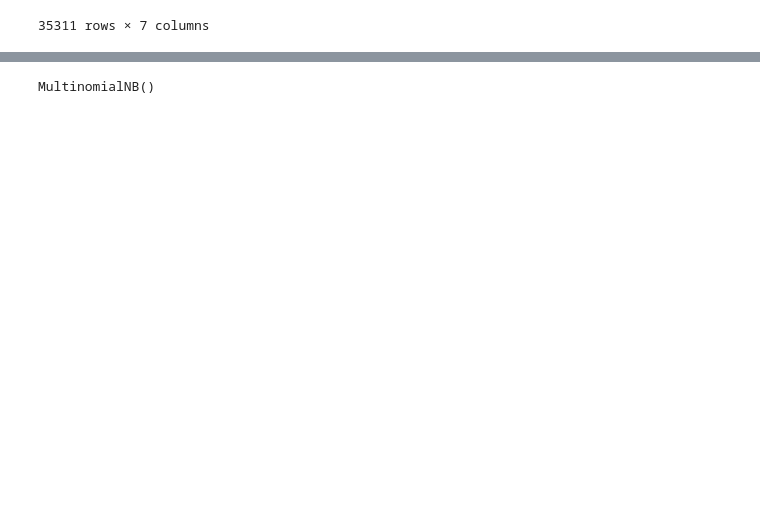
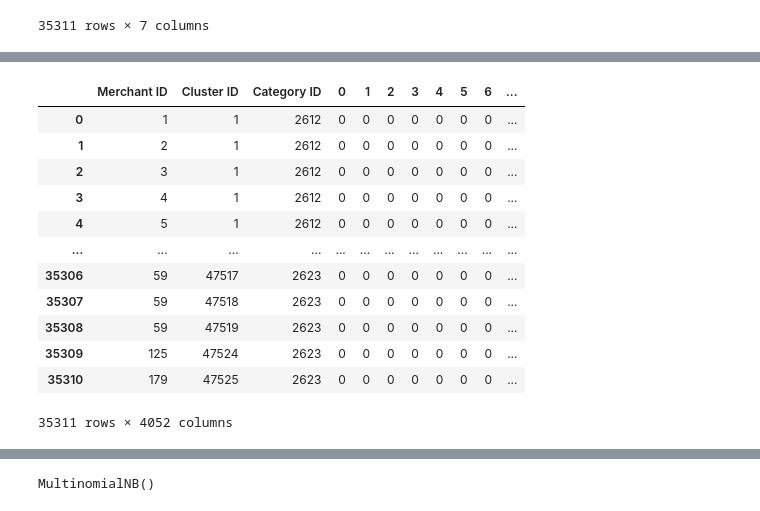
Before and after one commit to pouriaSameti/ML-Projects, a Jupyter notebook: Q2/Multi_Label_Classification_Specific_Task.ipynb, the cells around one changed output, grey strips where cells are left out. Drawn from its saved outputs; the diff is of its cells as text; code cells hidden in the pictures; blank space fills up the shorter version.

```diff
--- a/Q2/Multi_Label_Classification_Specific_Task.ipynb
+++ b/Q2/Multi_Label_Classification_Specific_Task.ipynb
@@ -68,0 +85,6 @@ dataset
+# %%
+# tokenizing rows
+import nltk
+tokenizer = nltk.tokenize.RegexpTokenizer(r'\w+')
+dataset['Product Title'] = dataset['Product Title'].apply(lambda x: tokenizer.tokenize(x))
+dataset
@@ -69,3 +152,26 @@ dataset
+# %%
+from sklearn.feature_extraction.text import CountVectorizer
+
+cv = CountVectorizer()
+cv_columns = pd.DataFrame(cv.fit_transform(dataset['Product Title']).toarray())
+dataset = pd.concat([dataset, cv_columns], axis=1)
+
+dataset = dataset.drop(columns='Product Title')
+dataset
+# %% [output]
+|  | Merchant ID | Cluster ID | Category ID | 0 | 1 | 2 | 3 | 4 | 5 | 6 | ... |
+| 0 | 1 | 1 | 2612 | 0 | 0 | 0 | 0 | 0 | 0 | 0 | ... |
+| 1 | 2 | 1 | 2612 | 0 | 0 | 0 | 0 | 0 | 0 | 0 | ... |
+| 2 | 3 | 1 | 2612 | 0 | 0 | 0 | 0 | 0 | 0 | 0 | ... |
+| 3 | 4 | 1 | 2612 | 0 | 0 | 0 | 0 | 0 | 0 | 0 | ... |
+| 4 | 5 | 1 | 2612 | 0 | 0 | 0 | 0 | 0 | 0 | 0 | ... |
+| ... | ... | ... | ... | ... | ... | ... | ... | ... | ... | ... | ... |
+| 35306 | 59 | 47517 | 2623 | 0 | 0 | 0 | 0 | 0 | 0 | 0 | ... |
+| 35307 | 59 | 47518 | 2623 | 0 | 0 | 0 | 0 | 0 | 0 | 0 | ... |
+| 35308 | 59 | 47519 | 2623 | 0 | 0 | 0 | 0 | 0 | 0 | 0 | ... |
+| 35309 | 125 | 47524 | 2623 | 0 | 0 | 0 | 0 | 0 | 0 | 0 | ... |
+| 35310 | 179 | 47525 | 2623 | 0 | 0 | 0 | 0 | 0 | 0 | 0 | ... |
+35311 rows × 4052 columns
 # %%
 #splitting dataset
 from sklearn.model_selection import train_test_split
```
Also changed, not shown: parts of 22 cells of this notebook, 2 other files.
